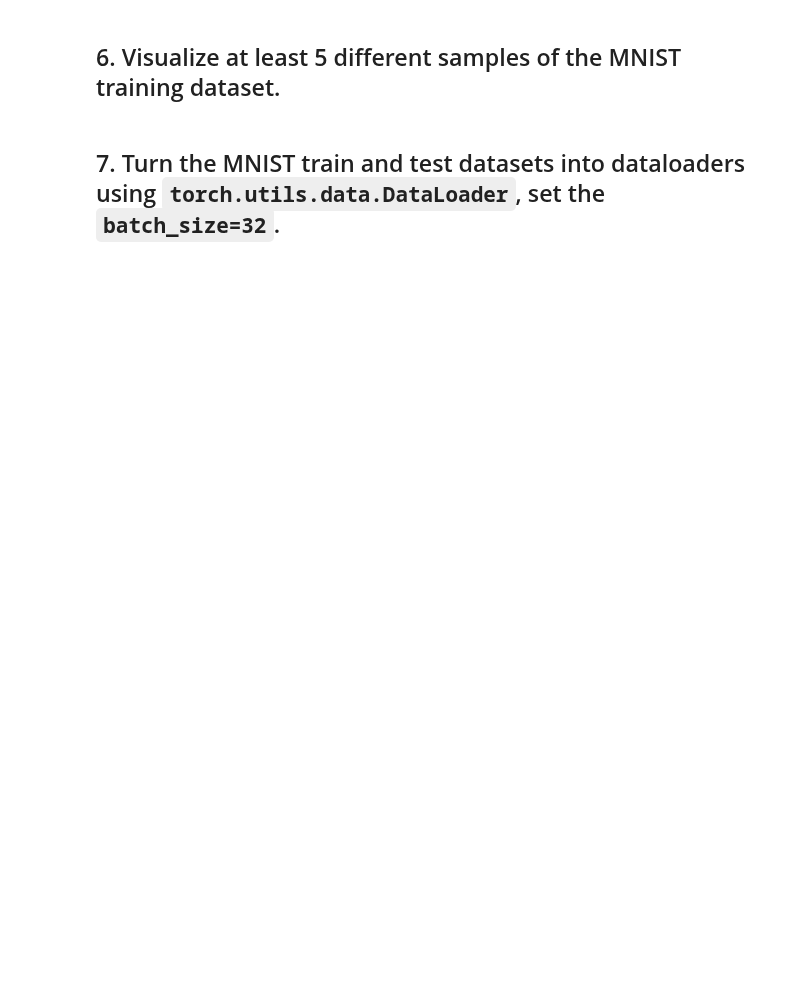
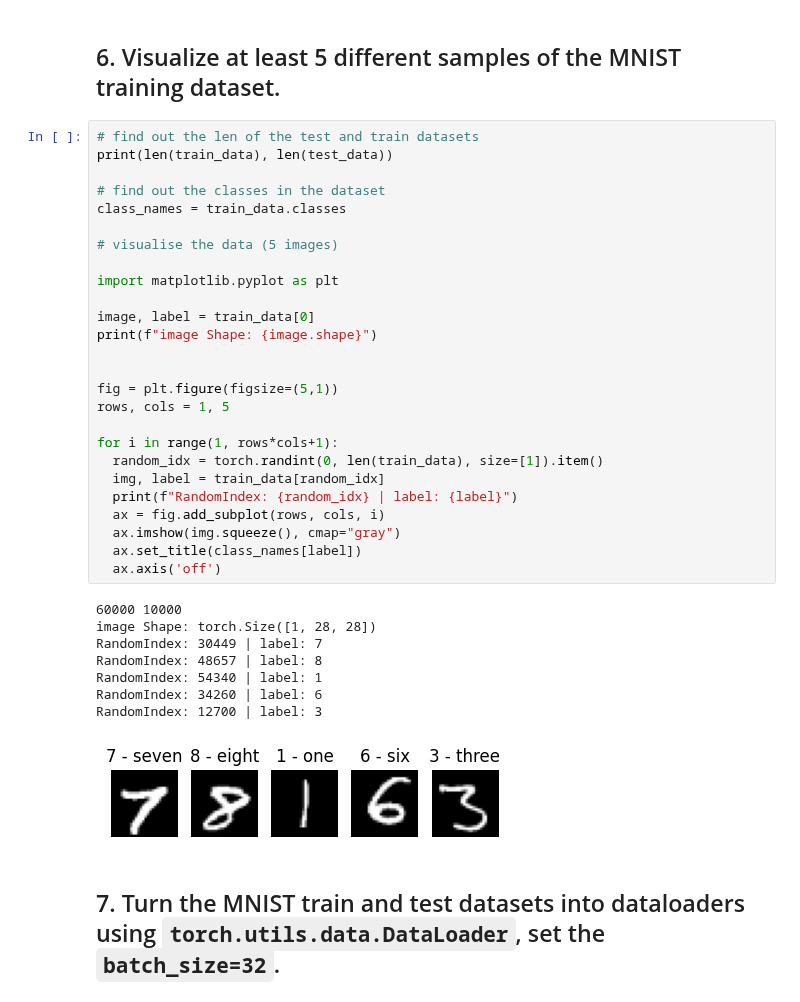
Before and after one commit to eliseleahy/Pytorch-Tutorials, a Jupyter notebook: 03_pytorch_computer_vision_exercises.ipynb, the cells around one changed output. Drawn from its saved outputs; the diff is of its cells as text; blank space fills up the shorter version.

```diff
--- a/03_pytorch_computer_vision_exercises.ipynb
+++ b/03_pytorch_computer_vision_exercises.ipynb
@@ -64,4 +108,39 @@ print(torch.__version__)
 # %% [markdown]
 ## 6. Visualize at least 5 different samples of the MNIST training dataset.
+# %%
+# find out the len of the test and train datasets
+print(len(train_data), len(test_data))
+
+# find out the classes in the dataset
+class_names = train_data.classes
+
+# visualise the data (5 images)
+
+import matplotlib.pyplot as plt
+
+image, label = train_data[0]
+print(f"image Shape: {image.shape}")
+
+
+fig = plt.figure(figsize=(5,1))
+rows, cols = 1, 5
+
+for i in range(1, rows*cols+1):
+  random_idx = torch.randint(0, len(train_data), size=[1]).item()
+  img, label = train_data[random_idx]
+  print(f"RandomIndex: {random_idx} | label: {label}")
+  ax = fig.add_subplot(rows, cols, i)
+  ax.imshow(img.squeeze(), cmap="gray")
+  ax.set_title(class_names[label])
+  ax.axis('off')
+# %% [output]
+60000 10000
+image Shape: torch.Size([1, 28, 28])
+RandomIndex: 30449 | label: 7
+RandomIndex: 48657 | label: 8
+RandomIndex: 54340 | label: 1
+RandomIndex: 34260 | label: 6
+RandomIndex: 12700 | label: 3
+[figure, added]
 # %% [markdown]
 ## 7. Turn the MNIST train and test datasets into dataloaders using `torch.utils.data.DataLoader`, set the `batch_size=32`.
```
Also changed, not shown: parts of 23 cells of this notebook.
